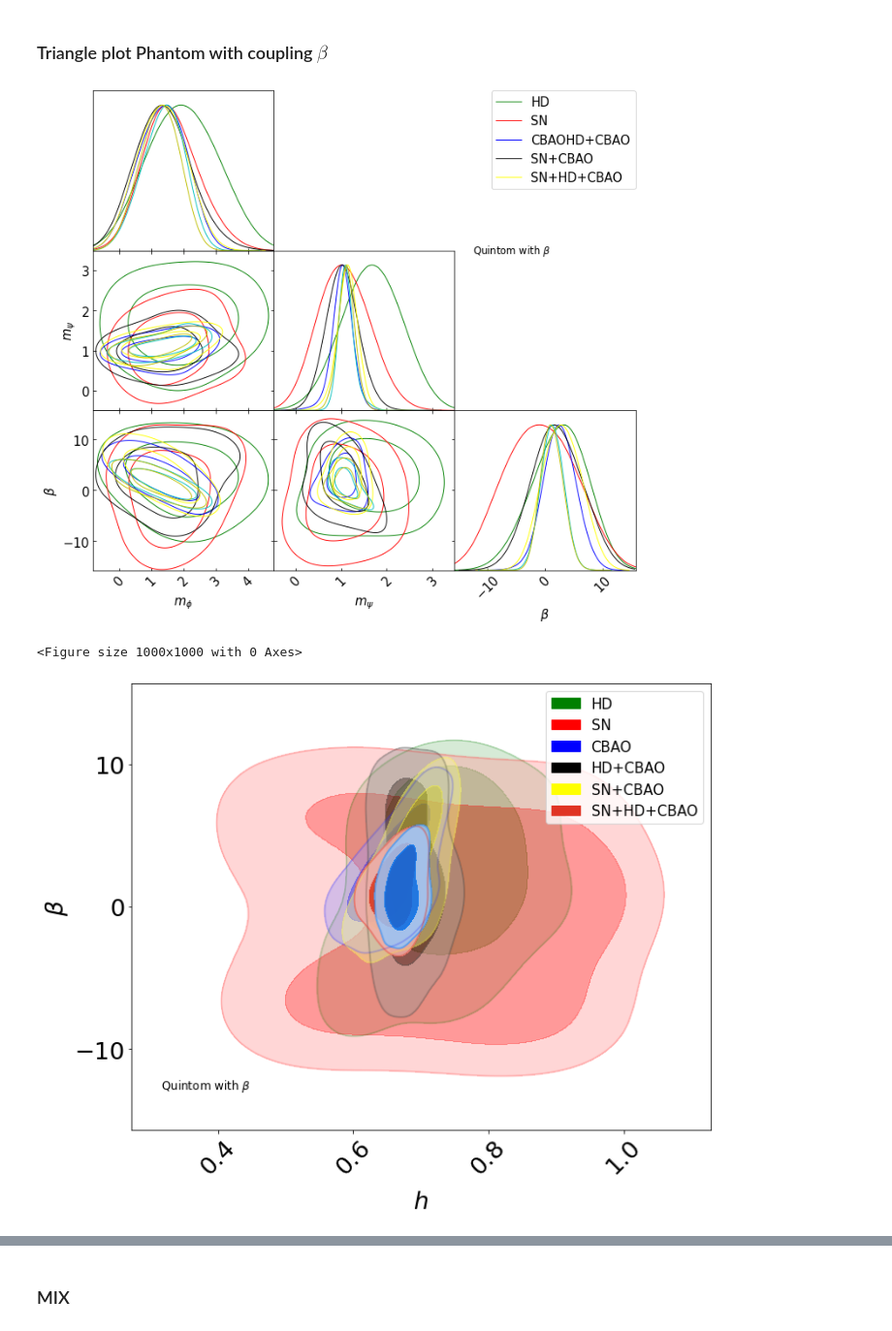
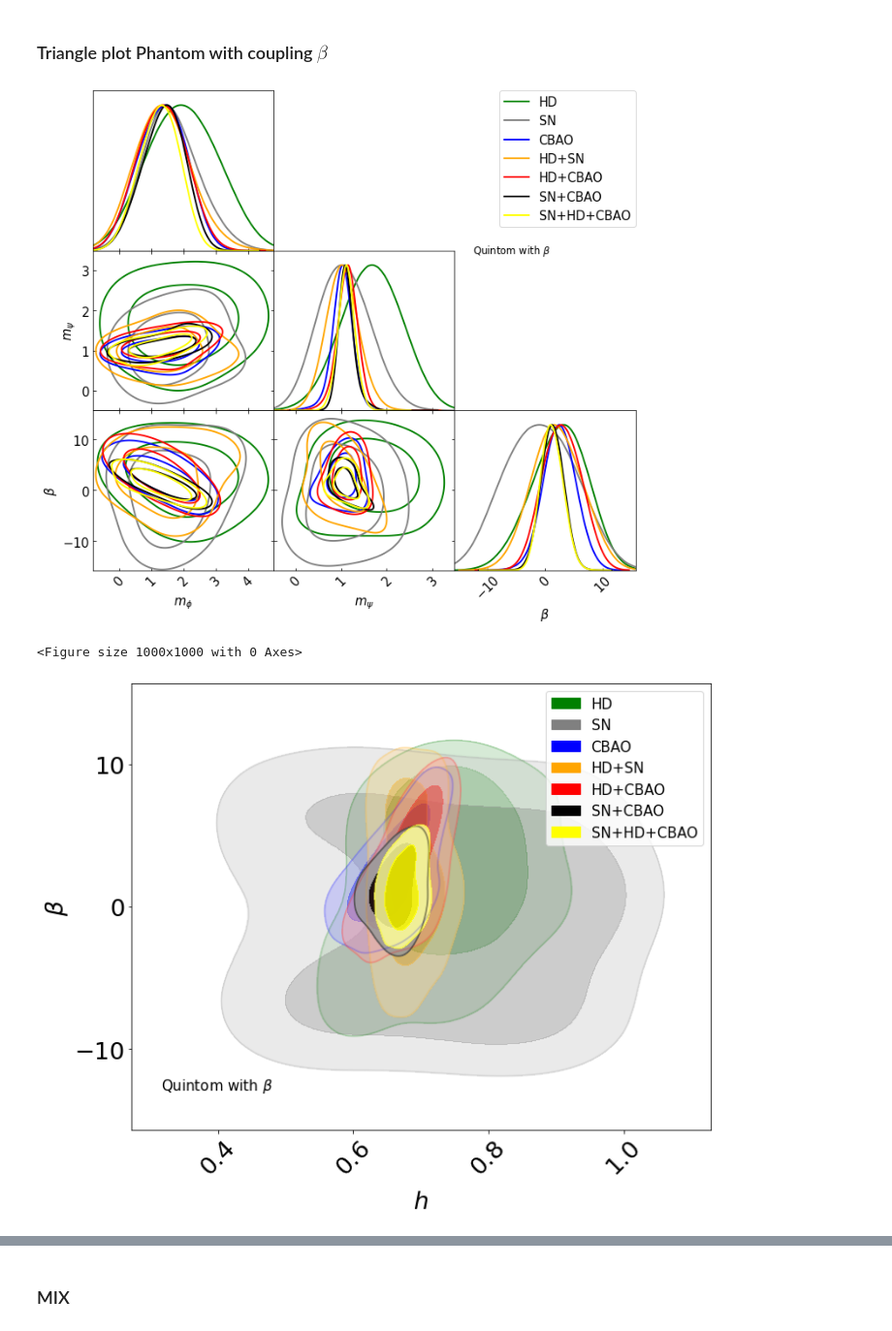
Before and after one commit to igomezv/simplemc_tests, a Jupyter notebook: getdist_Quintom.ipynb, the cells around one changed output, grey strips where cells are left out. Shown at 97% size. Drawn from its saved outputs; the diff is of its cells as text; code cells hidden in the pictures.

Commit message:
update quintom notebook

```diff
--- a/getdist_Quintom.ipynb
+++ b/getdist_Quintom.ipynb
@@ -110,16 +110,16 @@ g.settings.x_label_rotation= 45
 #g.settings.alpha_filled_add = 0.9
 g.settings.legend_fontsize = 15
 g.settings.axes_fontsize = 15
-# g.settings.lw1 = 0.5
+g.settings.lw1 = 2
 
 # g.triangle_plot(roots_couple, ['Om', 'Obh2', 'h', 'mquin', 'mphan', 'beta'],
 g.triangle_plot(roots_couple, ['mquin', 'mphan', 'beta'],
 # g.triangle_plot(roots, ['Om', 'Obh2', 'h'],
-                diag1d_kwargs={'colors':['green', 'red','blue',  'black', 'yellow'],
+                diag1d_kwargs={'colors':['green', 'gray','blue', 'orange', 'red', 'black', 'yellow'],
                                'alphas':[1.0,1.0,1.0]},
-                colors=['green', 'red','blue',  'black', 'yellow'],
+                colors=['green', 'gray','blue', 'orange', 'red', 'black', 'yellow'],
 #                 alphas = [1.0, 0.7, 0.5],
-                legend_labels=['HD', 'SN', 'CBAO'
+                legend_labels=['HD', 'SN', 'CBAO', 'HD+SN',
                                'HD+CBAO', 'SN+CBAO', 'SN+HD+CBAO'],
                 legend_loc='upper right',
                 filled = False,
@@ -129,30 +129,31 @@ g.add_text('Quintom with $\\beta$', 0.1, 2)
 #plt.show()
 plt.savefig('TriangleQuintomCouple.png', dpi=80)
 # %% [output]
-[figure, old version]
+[figure, new version]
 # %%
 plt.figure(figsize=(10, 10), dpi=100)
 
 gg= plots.getSinglePlotter(chain_dir = dir_name, width_inch= 10,
                           ratio = 0.8,
                           analysis_settings={'smooth_scale_2D': 0.5,
                                              'smooth_scale_1D': 0.5,
                                              'ignore_rows': 0.1})
 
 gg.settings.lab_fontsize = 25
 gg.settings.x_label_rotation= 45
 gg.settings.legend_fontsize = 15
 gg.settings.axes_fontsize = 25
+g.settings.linewidth_meanlikes = 5
 
 # plt.figure(figsize=(10,8))
-gg.plot_2d(roots_couple, 'h', 'beta', colors=['green', 'red','blue',  'black', 'yellow'],
+gg.plot_2d(roots_couple, 'h', 'beta', colors=['green', 'gray','blue', 'orange', 'red', 'black', 'yellow'],
           filled=True, alphas = [0.4, 0.4, 0.4, 0.4, 0.4],
           legend_loc='upper right')
 
-gg.add_text('Quintom with $\\beta$', 0.05, 0.1)
+gg.add_text('Quintom with $\\beta$', 0.05, 0.1, fontsize=15)
 
-gg.add_legend(['HD', 'SN', 'CBAO', 'HD+CBAO', 'SN+CBAO', 'SN+HD+CBAO'])
+gg.add_legend(['HD', 'SN', 'CBAO', 'HD+SN', 'HD+CBAO', 'SN+CBAO', 'SN+HD+CBAO'])
 plt.savefig('hvsbeta_QuintomCouple.png', dpi=80)
 # %% [output]
 <Figure size 1000x1000 with 0 Axes>
-[figure, old version]
+[figure, new version]
```
Also changed, not shown: parts of 5 cells of this notebook.
